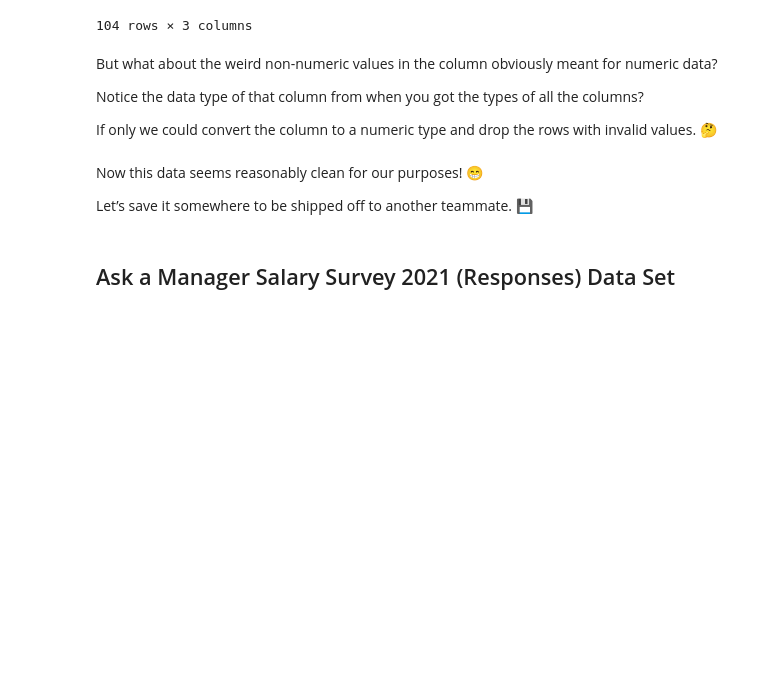
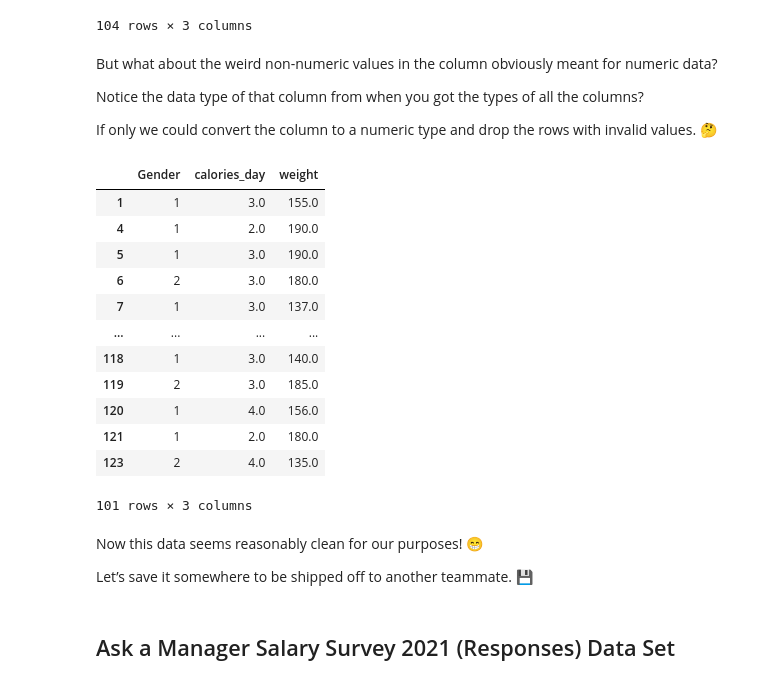
Before and after one commit to ahmadbasyouni10/my-fork-2024-DS-CTP, a Jupyter notebook: Week-02-DS-Overview-and-Data/AB EXERCISE.ipynb, the cells around one changed output. Cells and saved outputs as stored; diff of their text form; code cells hidden in the pictures; blank space fills up the shorter version.

```diff
--- a/Week-02-DS-Overview-and-Data/AB EXERCISE.ipynb
+++ b/Week-02-DS-Overview-and-Data/AB EXERCISE.ipynb
@@ -142,10 +165,24 @@ Notice the data type of that column from when you got the types of all the colum
 If only we could convert the column to a numeric type and drop the rows with invalid values. 🤔
 # %%
 # Fix that.
-df_food['weight'] = pd.to_numeric(df_food['weight'], errors="coerce")
-df_food_cleaned = df_food.dropna(subset=['weight'])
+df_cleaned['weight'] = pd.to_numeric(df_cleaned['weight'], errors="coerce")
+df_newcleaned = df_cleaned.dropna(subset=['weight'])
 
-df_food_cleaned
+df_newcleaned
+# %% [output]
+|  | Gender | calories_day | weight |
+| 1 | 1 | 3.0 | 155.0 |
+| 4 | 1 | 2.0 | 190.0 |
+| 5 | 1 | 3.0 | 190.0 |
+| 6 | 2 | 3.0 | 180.0 |
+| 7 | 1 | 3.0 | 137.0 |
+| ... | ... | ... | ... |
+| 118 | 1 | 3.0 | 140.0 |
+| 119 | 2 | 3.0 | 185.0 |
+| 120 | 1 | 4.0 | 156.0 |
+| 121 | 1 | 2.0 | 180.0 |
+| 123 | 2 | 4.0 | 135.0 |
+101 rows × 3 columns
 # %% [markdown]
 Now this data seems reasonably clean for our purposes! 😁
 
```
Also changed, not shown: parts of 21 cells of this notebook, 1 other file.
